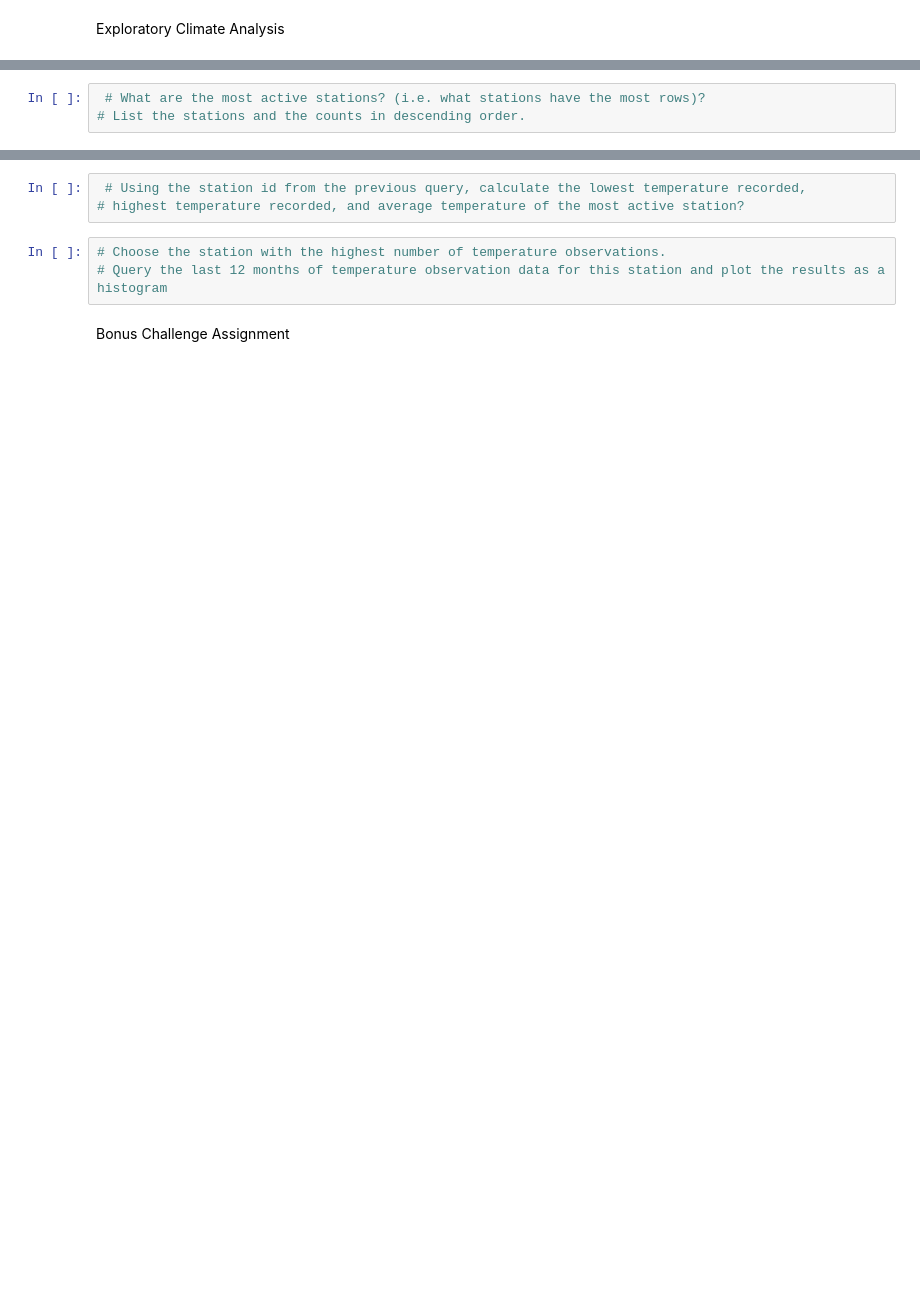
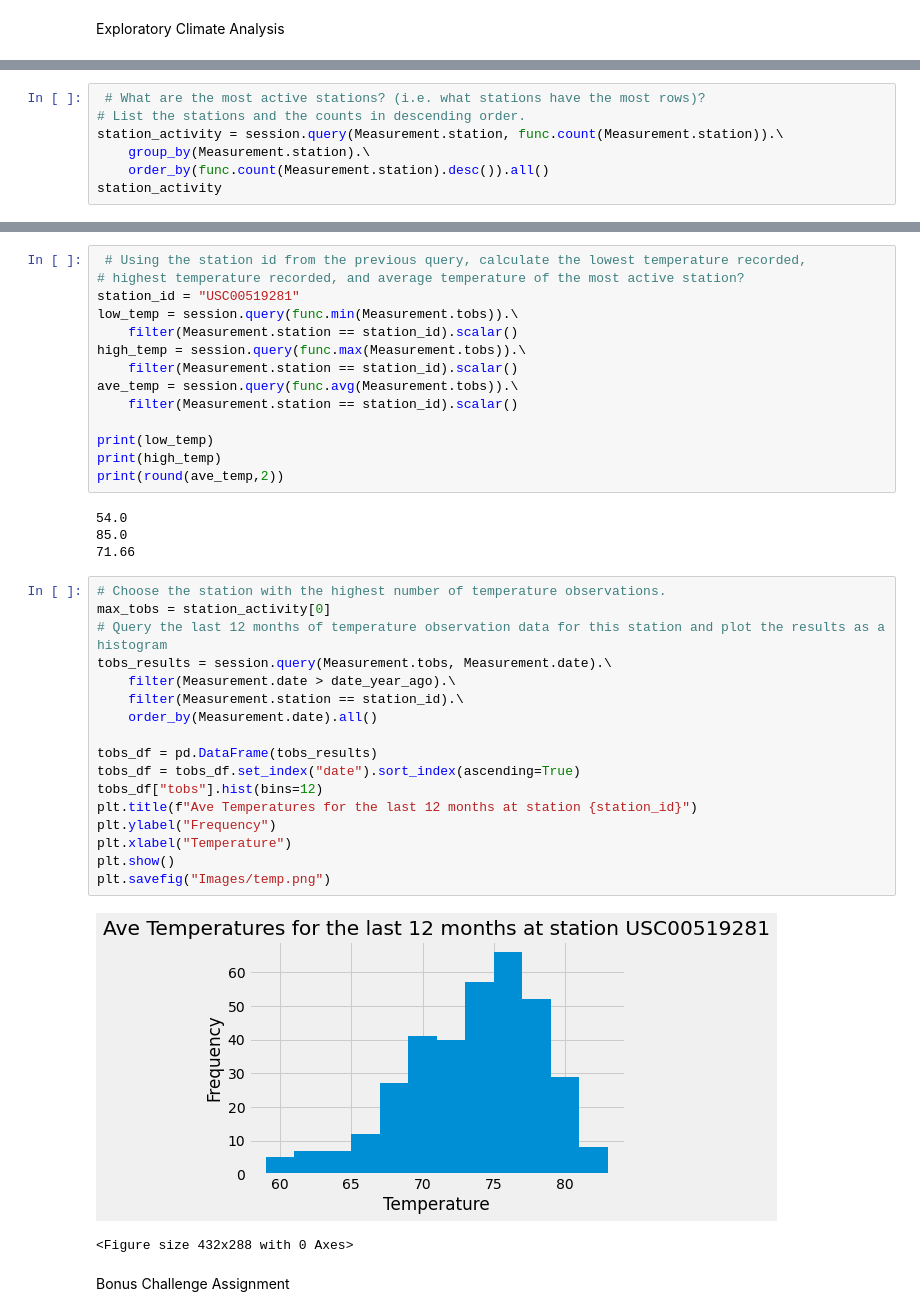
Before and after one commit to MellyB5/sqlalchemy_challenge, a Jupyter notebook: climate.ipynb, the cells around one changed output, grey strips where cells are left out. Drawn from its saved outputs; the diff is of its cells as text; blank space fills up the shorter version.

```diff
--- a/climate.ipynb
+++ b/climate.ipynb
@@ -49,3 +100,7 @@ Exploratory Climate Analysis
 # %%
  # What are the most active stations? (i.e. what stations have the most rows)?
 # List the stations and the counts in descending order.
+station_activity = session.query(Measurement.station, func.count(Measurement.station)).\
+    group_by(Measurement.station).\
+    order_by(func.count(Measurement.station).desc()).all()
+station_activity
@@ -52,9 +117,41 @@ Exploratory Climate Analysis
 # %%
  # Using the station id from the previous query, calculate the lowest temperature recorded,
 # highest temperature recorded, and average temperature of the most active station?
+station_id = "USC00519281"
+low_temp = session.query(func.min(Measurement.tobs)).\
+    filter(Measurement.station == station_id).scalar()
+high_temp = session.query(func.max(Measurement.tobs)).\
+    filter(Measurement.station == station_id).scalar()
+ave_temp = session.query(func.avg(Measurement.tobs)).\
+    filter(Measurement.station == station_id).scalar()
+
+print(low_temp)
+print(high_temp)
+print(round(ave_temp,2))
+# %% [output]
+54.0
+85.0
+71.66
 # %%
 # Choose the station with the highest number of temperature observations.
+max_tobs = station_activity[0]
 # Query the last 12 months of temperature observation data for this station and plot the results as a histogram
+tobs_results = session.query(Measurement.tobs, Measurement.date).\
+    filter(Measurement.date > date_year_ago).\
+    filter(Measurement.station == station_id).\
+    order_by(Measurement.date).all()
+
+tobs_df = pd.DataFrame(tobs_results)
+tobs_df = tobs_df.set_index("date").sort_index(ascending=True)
+tobs_df["tobs"].hist(bins=12)
+plt.title(f"Ave Temperatures for the last 12 months at station {station_id}")
+plt.ylabel("Frequency")
+plt.xlabel("Temperature")
+plt.show()
+plt.savefig("Images/temp.png")
+# %% [output]
+[figure, added]
+<Figure size 432x288 with 0 Axes>
 # %% [markdown]
 Bonus Challenge Assignment
 # %%
```
Also changed, not shown: parts of 18 cells of this notebook, 4 other files.
